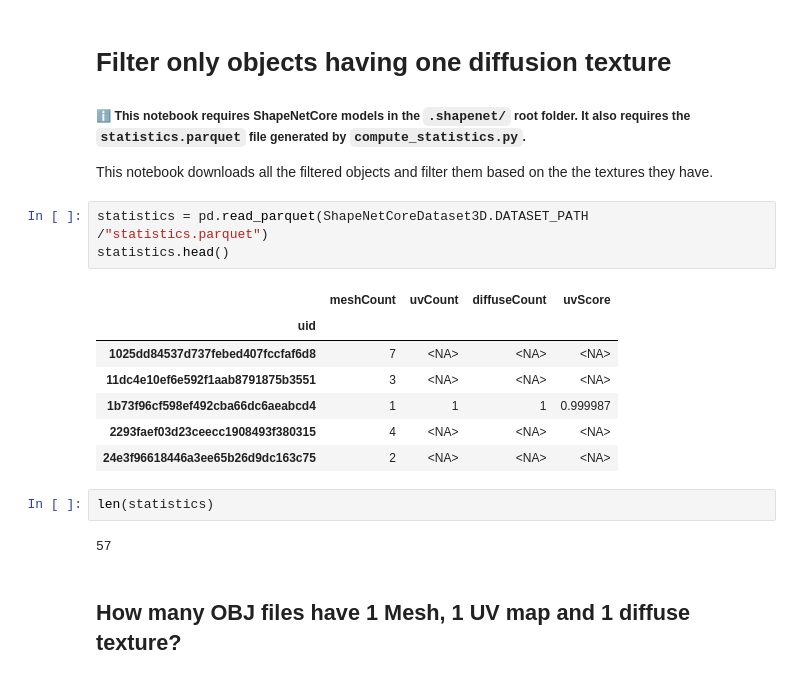
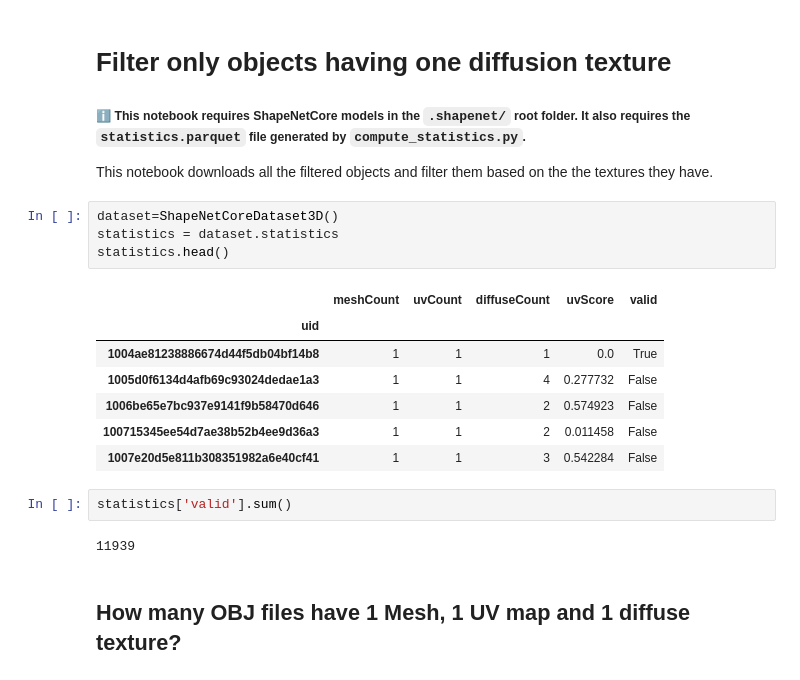
Before and after one commit to MrPio/Texture-Anything, a Jupyter notebook: 2-dataset_creation/2.2.2-Filter_Objects_ShapeNetCore.ipynb, the cells around one changed output. Drawn from its saved outputs; the diff is of its cells as text.

```diff
--- a/2-dataset_creation/2.2.2-Filter_Objects_ShapeNetCore.ipynb
+++ b/2-dataset_creation/2.2.2-Filter_Objects_ShapeNetCore.ipynb
@@ -11,19 +13,20 @@ from src import *
 ##### ℹ️ This notebook requires ShapeNetCore models in the `.shapenet/` root folder. It also requires the `statistics.parquet` file generated by `compute_statistics.py`.
 This notebook downloads all the filtered objects and filter them based on the the textures they have.
 # %%
-statistics = pd.read_parquet(ShapeNetCoreDataset3D.DATASET_PATH /"statistics.parquet")
+dataset=ShapeNetCoreDataset3D()
+statistics = dataset.statistics
 statistics.head()
 # %% [output]
-|  | meshCount | uvCount | diffuseCount | uvScore |
-| uid |  |  |  |  |
-| 1025dd84537d737febed407fccfaf6d8 | 7 | <NA> | <NA> | <NA> |
-| 11dc4e10ef6e592f1aab8791875b3551 | 3 | <NA> | <NA> | <NA> |
-| 1b73f96cf598ef492cba66dc6aeabcd4 | 1 | 1 | 1 | 0.999987 |
-| 2293faef03d23ceecc1908493f380315 | 4 | <NA> | <NA> | <NA> |
-| 24e3f96618446a3ee65b26d9dc163c75 | 2 | <NA> | <NA> | <NA> |
+|  | meshCount | uvCount | diffuseCount | uvScore | valid |
+| uid |  |  |  |  |  |
+| 1004ae81238886674d44f5db04bf14b8 | 1 | 1 | 1 | 0.0 | True |
+| 1005d0f6134d4afb69c93024dedae1a3 | 1 | 1 | 4 | 0.277732 | False |
+| 1006be65e7bc937e9141f9b58470d646 | 1 | 1 | 2 | 0.574923 | False |
+| 100715345ee54d7ae38b52b4ee9d36a3 | 1 | 1 | 2 | 0.011458 | False |
+| 1007e20d5e811b308351982a6e40cf41 | 1 | 1 | 3 | 0.542284 | False |
 # %%
-len(statistics)
+statistics['valid'].sum()
 # %% [output]
-57
+11939
 # %% [markdown]
 ## How many OBJ files have 1 Mesh, 1 UV map and 1 diffuse texture?
```
Also changed, not shown: parts of 6 cells of this notebook, 12 other files.
